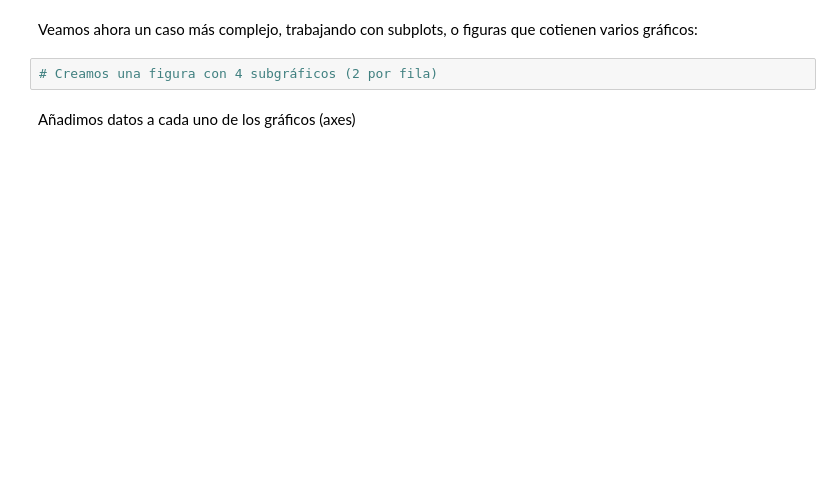
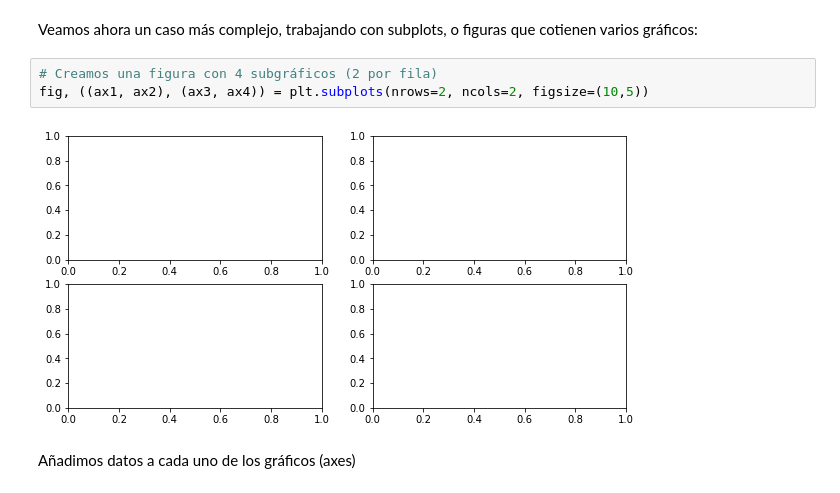
Before and after one commit to sszahinos/Python-Total-Course, a Jupyter notebook: Day 15 - Machine Learning/training/Python_TOTAL_Matplotlib.ipynb, the cells around one changed output. Cells and saved outputs as stored; diff of their text form; blank space fills up the shorter version.

```diff
--- a/Day 15 - Machine Learning/training/Python_TOTAL_Matplotlib.ipynb
+++ b/Day 15 - Machine Learning/training/Python_TOTAL_Matplotlib.ipynb
@@ -112,6 +137,9 @@ Un gráfico semejante es un histograma. Podemos generar números aleatorios que
 Veamos ahora un caso más complejo, trabajando con subplots, o figuras que cotienen varios gráficos:
 # %%
 # Creamos una figura con 4 subgráficos (2 por fila)
+fig, ((ax1, ax2), (ax3, ax4)) = plt.subplots(nrows=2, ncols=2, figsize=(10,5))
+# %% [output]
+[figure, added]
 # %% [markdown]
 Añadimos datos a cada uno de los gráficos (axes)
 # %%
```
Also changed, not shown: parts of 8 cells of this notebook.
